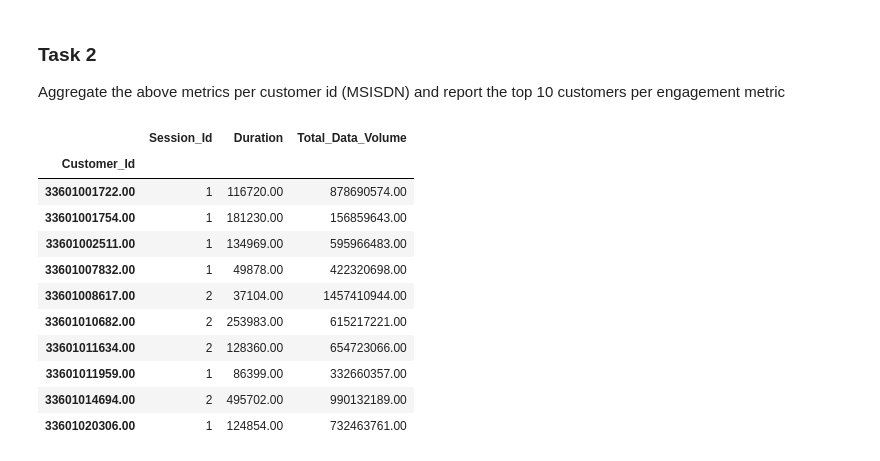
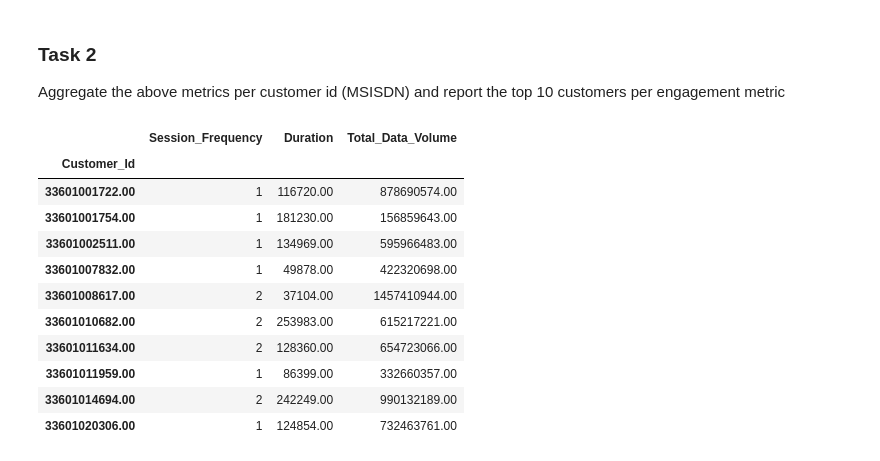
Before and after one commit to bkget/Telecom-Data-Analysis, a Jupyter notebook: notebooks/3.user_engagement_analysis.ipynb, the cells around one changed output. Cells and saved outputs as stored; diff of their text form; code cells hidden in the pictures.

Commit message:
Top 10 customers per engagement metric

```diff
--- a/notebooks/3.user_engagement_analysis.ipynb
+++ b/notebooks/3.user_engagement_analysis.ipynb
@@ -32,16 +54,0 @@ cleaned_df = pd.read_csv('../data/cleaned_Telecom_data.csv')
-# %%
-# Compute the Total Data usage for each applications
-
-cleaned_df["Social Media (Bytes)"] = cleaned_df["Social Media DL (Bytes)"] + cleaned_df['Social Media UL (Bytes)']
-cleaned_df["Google (Bytes)"]       = cleaned_df["Google DL (Bytes)"] + cleaned_df["Google UL (Bytes)"]
-cleaned_df['Youtube (Bytes)']      = cleaned_df["Youtube DL (Bytes)"] + cleaned_df["Youtube UL (Bytes)"]
-cleaned_df['Netflix (Bytes)']      = cleaned_df["Netflix DL (Bytes)"] + cleaned_df["Netflix UL (Bytes)"]
-cleaned_df["Gaming (Bytes)"]       = cleaned_df["Gaming DL (Bytes)"] + cleaned_df["Gaming UL (Bytes)"]
-cleaned_df['Email (Bytes)']        = cleaned_df["Email DL (Bytes)"] + cleaned_df["Email UL (Bytes)"]
-cleaned_df['Other (Bytes)']        = cleaned_df["Other DL (Bytes)"]+ cleaned_df["Other UL (Bytes)"]
-cleaned_df['Total Data (Bytes)']   = cleaned_df['Total UL (Bytes)'] + cleaned_df['Total DL (Bytes)']
-# %%
-#  Replace the space with underscore
-
-cleaned_df.columns = cleaned_df.columns.str.replace(" ", "_")
-cleaned_df.info()
@@ -67,14 +56,14 @@ memory usage: 60.2+ MB
 ### Task 2
 Aggregate the above metrics per customer id (MSISDN) and report the top 10 customers per engagement metric
 # %%
-user_engagement_df = cleaned_df[['MSISDN/Number', 'Bearer_Id', 'Dur._(ms)', 'Total_Data_(Bytes)']].copy().rename(columns={
-    'Bearer_Id': 'Session_Id', 'MSISDN/Number':'Customer_Id', 'Dur._(ms)': 'Duration', 'Total_Data_(Bytes)': 'Total_Data_Volume'})
+user_engagement_df = cleaned_df[['MSISDN_Number', 'Bearer_Id', 'Dur._(ms)', 'Total_Data_(Bytes)']].copy().rename(columns={
+    'Bearer_Id': 'Session_Frequency', 'MSISDN_Number':'Customer_Id', 'Dur._(ms)': 'Duration', 'Total_Data_(Bytes)': 'Total_Data_Volume'})
 # %%
 
-user_engagement = user_engagement_df.groupby('Customer_Id').agg({'Session_Id': 'count', 'Duration': 'sum', 'Total_Data_Volume': 'sum'})
+user_engagement = user_engagement_df.groupby('Customer_Id').agg({'Session_Frequency': 'count', 'Duration': 'sum', 'Total_Data_Volume': 'sum'})
 user_engagement.head(10)
 # %% [output]
-|  | Session_Id | Duration | Total_Data_Volume |
+|  | Session_Frequency | Duration | Total_Data_Volume |
 | Customer_Id |  |  |  |
 | 33601001722.00 | 1 | 116720.00 | 878690574.00 |
 | 33601001754.00 | 1 | 181230.00 | 156859643.00 |
@@ -84,5 +73,5 @@ user_engagement.head(10)
 | 33601010682.00 | 2 | 253983.00 | 615217221.00 |
 | 33601011634.00 | 2 | 128360.00 | 654723066.00 |
 | 33601011959.00 | 1 | 86399.00 | 332660357.00 |
-| 33601014694.00 | 2 | 495702.00 | 990132189.00 |
+| 33601014694.00 | 2 | 242249.00 | 990132189.00 |
 | 33601020306.00 | 1 | 124854.00 | 732463761.00 |
```
Also changed, not shown: parts of 5 cells of this notebook.
